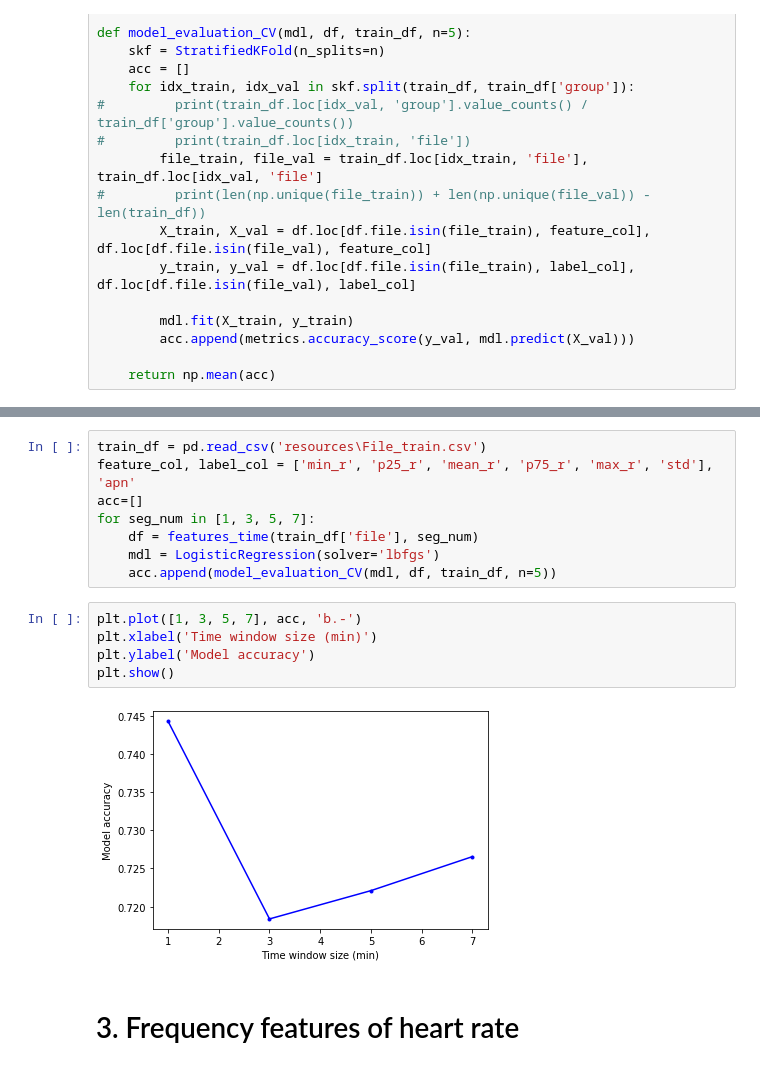
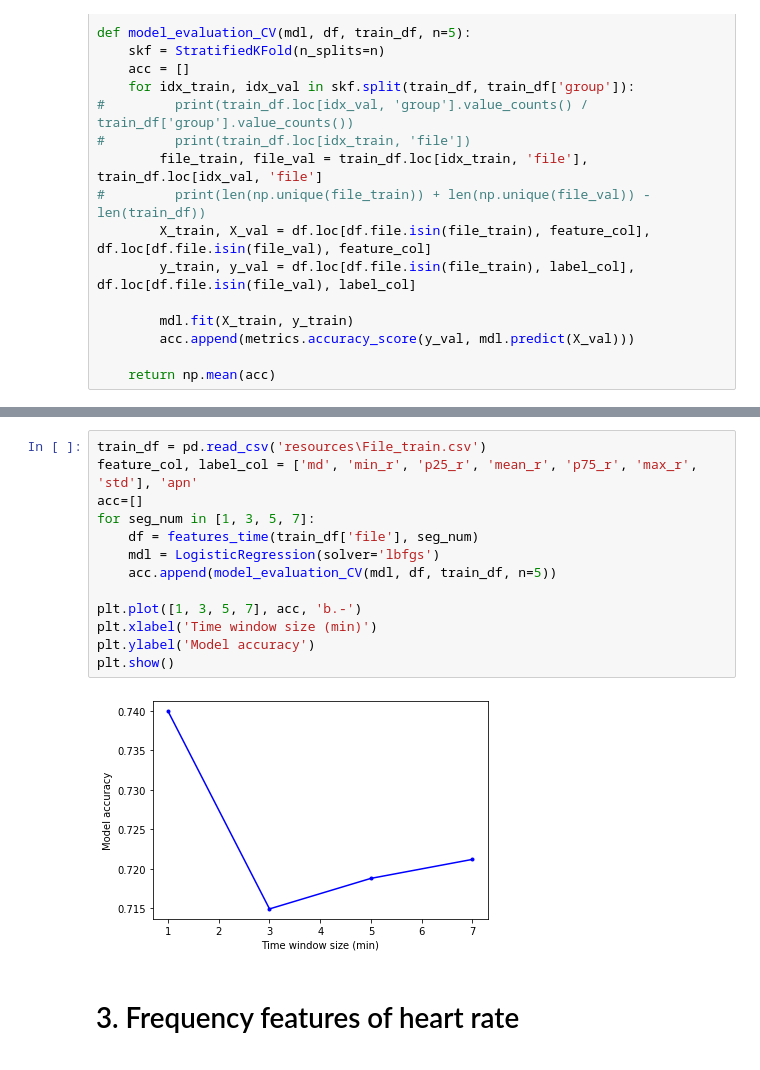
Before and after one commit to ChiQiao/Apnea-ECG, a Jupyter notebook: 2_Data_explore.ipynb, the cells around one changed output, grey strips where cells are left out. Cells and saved outputs as stored; diff of their text form.

```diff
--- a/Data_explore.ipynb
+++ b/2_Data_explore.ipynb
@@ -206,18 +241,18 @@ def model_evaluation_CV(mdl, df, train_df, n=5):
 # %%
 train_df = pd.read_csv('resources\File_train.csv')
-feature_col, label_col = ['min_r', 'p25_r', 'mean_r', 'p75_r', 'max_r', 'std'], 'apn'
+feature_col, label_col = ['md', 'min_r', 'p25_r', 'mean_r', 'p75_r', 'max_r', 'std'], 'apn'
 acc=[]
 for seg_num in [1, 3, 5, 7]:
     df = features_time(train_df['file'], seg_num)
     mdl = LogisticRegression(solver='lbfgs')
     acc.append(model_evaluation_CV(mdl, df, train_df, n=5))
+
+plt.plot([1, 3, 5, 7], acc, 'b.-')
+plt.xlabel('Time window size (min)')
+plt.ylabel('Model accuracy')
+plt.show()
+# %% [output]
+[figure, added]
-# %%
-plt.plot([1, 3, 5, 7], acc, 'b.-')
-plt.xlabel('Time window size (min)')
-plt.ylabel('Model accuracy')
-plt.show()
-# %% [output]
-[figure, removed]
 # %% [markdown]
 # 3. Frequency features of heart rate
 # %%
```
Also changed, not shown: parts of 21 cells of this notebook, 7 other files.
